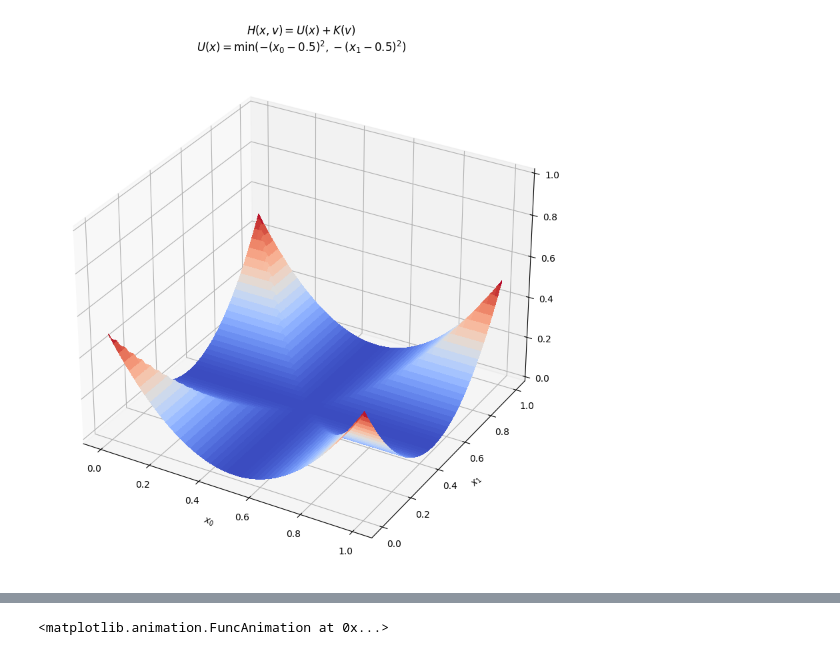
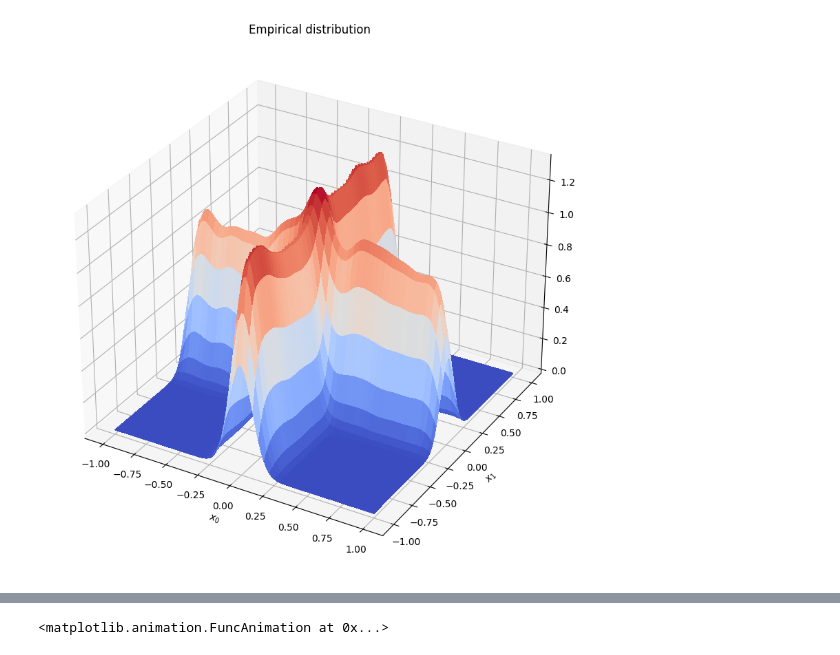
Before and after one commit to jqhoogland/experiminis, a Jupyter notebook: singular_wells.ipynb, the cells around one changed output, grey strips where cells are left out. Saved outputs shown, nothing was run; the diff lists cells and outputs as text; code cells hidden in the pictures.

Commit message:
FIX singular walks & wells

```diff
--- a/singular_wells.ipynb
+++ b/singular_wells.ipynb
@@ -35,21 +35,8 @@ def grad_U_crossing(x: np.ndarray, a: float = 0., b: float = 0., c: float = 1.):
 def U(x: np.ndarray, a: float = 0., b: float = 0., c: float = 1.):
     return U_crossing(x, a=a, b=b, c=c)
 
-
 def grad_U(x: np.ndarray, a: float = 0., b: float = 0., c: float = 1.):
     return grad_U_crossing(x, a=a, b=b, c=c)
-
-
-def K(v: np.ndarray):
-    return 1/2 * np.dot(v, v)
-
-def accel(x: np.ndarray, v: np.ndarray, a: float = 0., b: float = 0., c: float = 1.):
-    return -grad_U(x, a=a, b=b, c=c)
-
-def H(x: np.ndarray, v: np.ndarray, a: float = 0., b: float = 0., c: float = 1.):
-    return U(x, a=a, b=b, c=c) + K(v)
-
-# Plot the hamiltonian
 
 def get_U_contour(a=0., b=0., c: float = 1, zlim=1., xlim=(-1, 1), ylim=(-1, 1)):
     x = np.linspace(xlim[0], xlim[1], 100)
@@ -62,11 +49,11 @@ def get_U_contour(a=0., b=0., c: float = 1, zlim=1., xlim=(-1, 1), ylim=(-1, 1))
             Z[i, j] = U(np.array([X[i, j], Y[i, j]]), a=a, b=b, c=c)
 
             if Z[i, j] > zlim:
-                Z[i, j] = zlim
+                Z[i, j] = np.nan
 
     return X, Y, Z
 
-def get_stationary_dist_contour(a=0., b=0., c: float = 1, zlim=1., xlim=(-1, 1), ylim=(-1, 1)):
+def get_stationary_dist_contour(a=0., b=0., c: float = 1, zlim=1., xlim=(-1, 1), ylim=(-1, 1), beta=1.):
     x = np.linspace(xlim[0], xlim[1], 100)
     y = np.linspace(ylim[0], ylim[1], 100)
     X, Y = np.meshgrid(x, y)
@@ -75,9 +62,9 @@ def get_stationary_dist_contour(a=0., b=0., c: float = 1, zlim=1., xlim=(-1, 1),
     for i in range(X.shape[0]):
         for j in range(X.shape[1]):
             potential = U(np.array([X[i, j], Y[i, j]]), a=a, b=b, c=c)
-            Z[i, j] = np.exp(-potential)
+            Z[i, j] = np.exp(-beta * potential)
 
             if Z[i, j] > zlim:
-                Z[i, j] = zlim
+                Z[i, j] = np.nan
 
     return X, Y, Z
@@ -84,23 +207,26 @@ def get_stationary_dist_contour(a=0., b=0., c: float = 1, zlim=1., xlim=(-1, 1),
 # %%
+from scipy.stats import gaussian_kde
 
-def plot_U_3D(a=0., b=0., c: float = 1, zlim=1., xlim=(-1, 1), ylim=(-1, 1)):
+def plot_empirical_dist_3D(walk: np.ndarray, a=0., b=0., c: float = 1, zlim=1., xlim=(-1, 1), ylim=(-1, 1), ax=None):
     X, Y, Z = get_U_contour(a=a, b=b, c=c, zlim=zlim, xlim=xlim, ylim=ylim)
 
     # In 3D
-    fig = plt.figure(figsize=(10, 10))
-    ax = fig.add_subplot(111, projection='3d')
+    if ax is None:
+        fig = plt.figure(figsize=(10, 10))
+        ax = fig.add_subplot(111, projection='3d')
+
+    # Kernel density estimation
+    kde = gaussian_kde(xs.T)
+    Z = kde(np.vstack([X.ravel(), Y.ravel()])).reshape(X.shape)
+
     ax.plot_surface(X, Y, Z, cmap=cm.coolwarm, linewidth=0, antialiased=False)
 
-    # Max height = 1
-    ax.set_zlim(0, zlim)
-
-    ax.set_title(f"$H(x, v) = U(x) + K(v)$\n$U(x) = \min(-(x_0-{a})^2, -(x_1-{b})^2)$")
+    ax.set_title(f"Empirical distribution")
     ax.set_xlabel("$x_0$")
     ax.set_ylabel("$x_1$")
 
-    return fig, ax
+    return kde, Z, ax
 
-plot_U_3D(a=0.5, b=0.5, c=2, xlim=(0, 1), ylim=(0, 1))
-plt.show()
+walk_kde, Z, ax = plot_empirical_dist_3D(xs, c=100, xlim=(-1, 1), ylim=(-1, 1))
 # %% [output]
-[figure, old version]
+[figure, new version]
```
Also changed, not shown: parts of 10 cells of this notebook, 2 other files.
